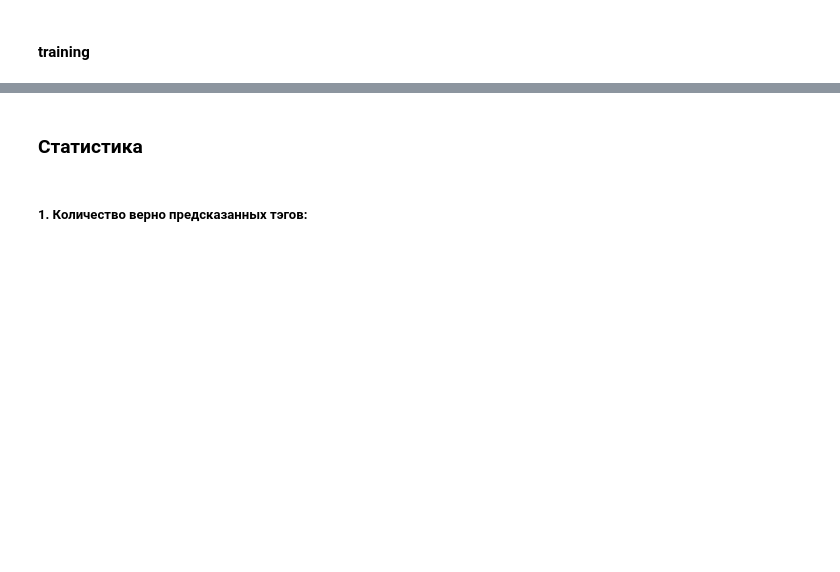
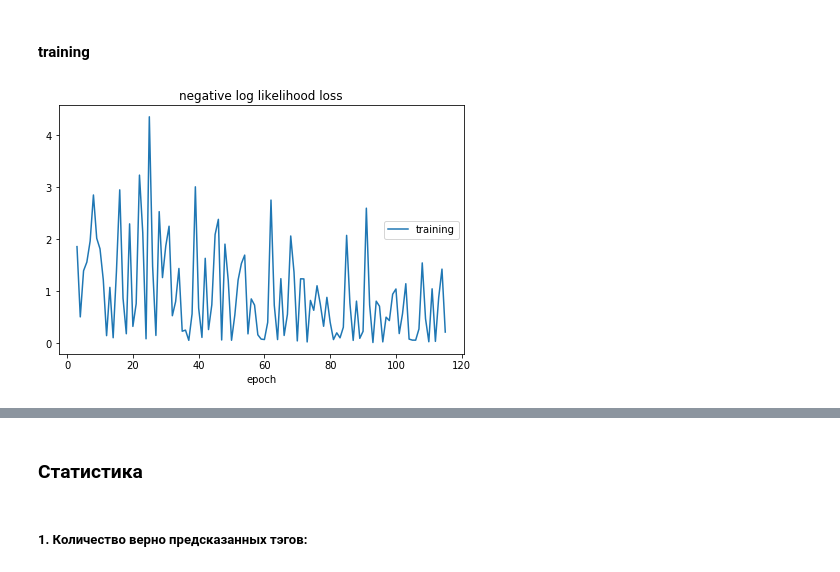
Before and after one commit to sic-rus-ai/stepik-dl-nlp, a Jupyter notebook: task7_aspect_sentiment_eval.ipynb, the cells around one changed output, grey strips where cells are left out. Saved outputs shown, nothing was run; the diff lists cells and outputs as text; code cells hidden in the pictures; blank space fills up the shorter version.

```diff
--- a/task7_aspect_sentiment_eval.ipynb
+++ b/task7_aspect_sentiment_eval.ipynb
@@ -174,13 +383,12 @@ w2v_model = gensim.models.KeyedVectors.load('datasets/187/model.model')
 words = ['тачка', 'двигатель', 'ауди']
 
 for word in words:
-    if word in w2v_model:
-        print(word)
+    #if word in w2v_model:
 
-        for i in w2v_model.most_similar(positive=[word], topn=10):
-            nearest_word      = i[0]
-            cosine_similarity = i[1]
-            print(nearest_word, cosine_similarity)
-        print('\n')
-    else:
-        print(word + ' is not present in the model')
+    for i in w2v_model.most_similar(positive=[word], topn=10):
+        nearest_word      = i[0]
+        cosine_similarity = i[1]
+        print(nearest_word, cosine_similarity)
+    print('\n')
+
+    #else: print(word + ' is not present in the model')
@@ -265,22 +511,24 @@ optimizer     = optim.SGD(model.parameters(), lr=0.1)
 # %%
 from livelossplot import PlotLosses
 
 liveplot = PlotLosses()
 
-for epoch in range(10):
+for epoch in range(5):
     for i, (recipe, tags) in enumerate(training_data):
 
         model.zero_grad()
 
         encoded_recipe = converter.words_to_index(recipe) # слово -> его номер в словаре
         encoded_tags   = converter.tags_to_index(tags)    # тэг   -> его номер в списке тэгов
         tag_scores     = model(encoded_recipe)
 
         loss = loss_function(tag_scores, encoded_tags)
         loss.backward()
         optimizer.step()
 
 
         if i % 100 == 0:
             liveplot.update({'negative log likelihood loss': loss})
             liveplot.draw()
+# %% [output]
+[figure, added]
```
Also changed, not shown: parts of 21 cells of this notebook, 1 other file.
